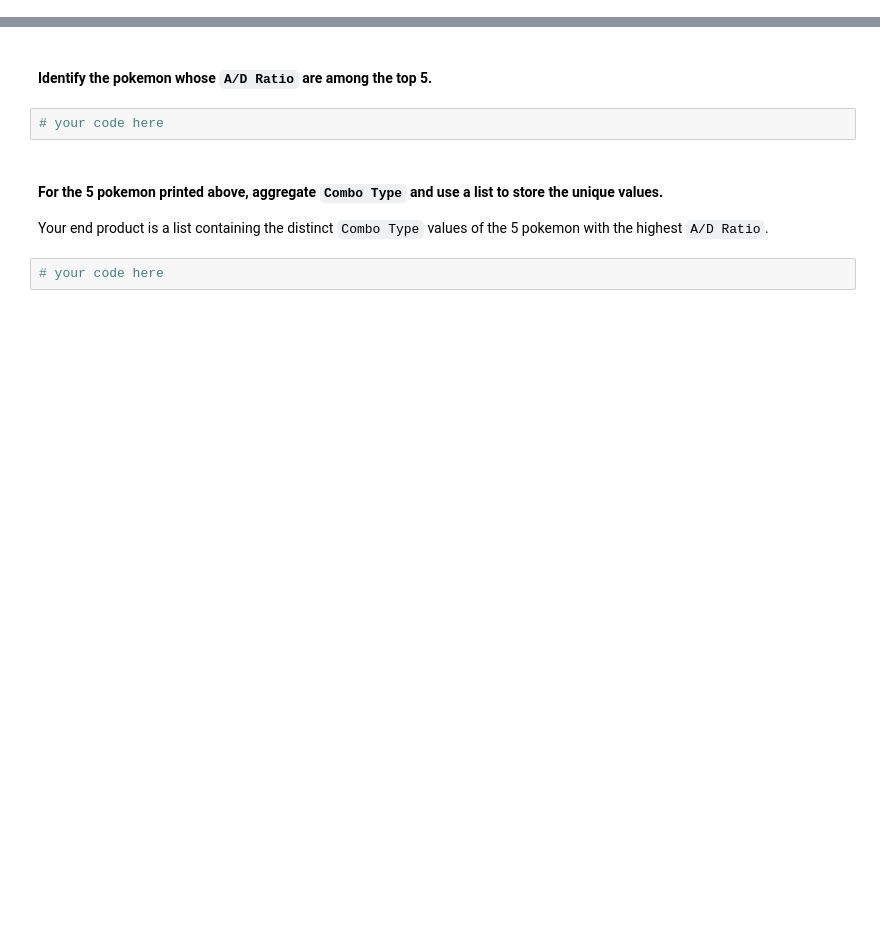
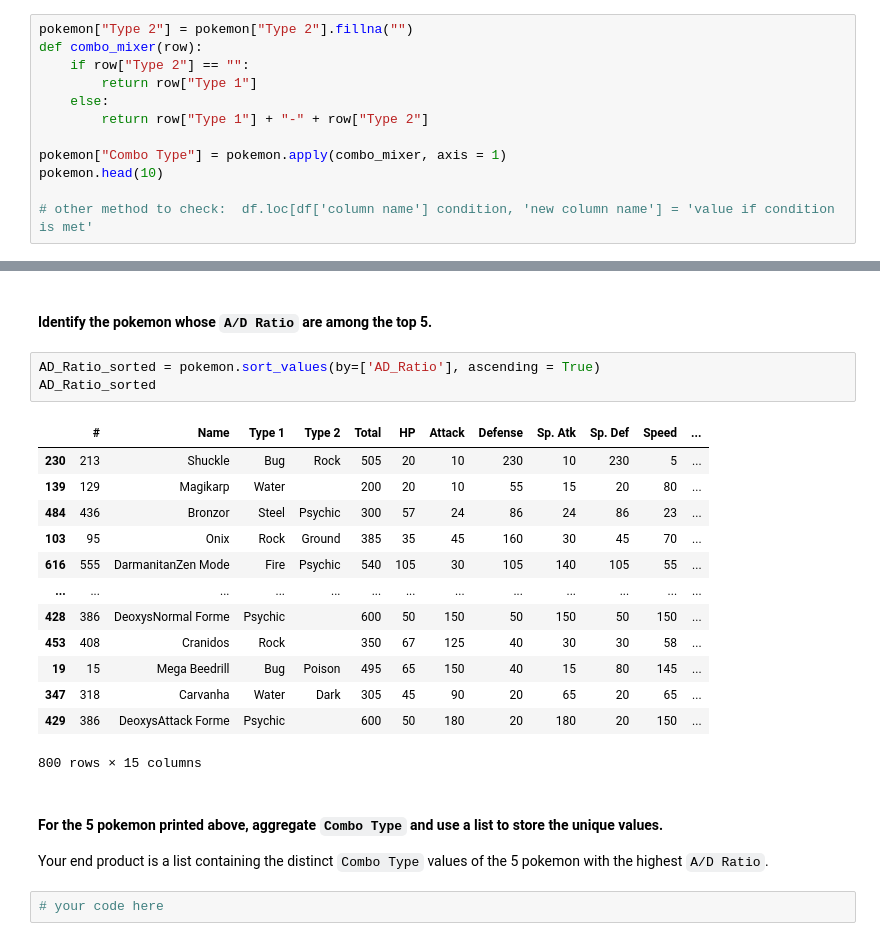
Before and after one commit to ta-data-bcn/lab-df-calculation-and-transformation, a Jupyter notebook: your-code/challenge-1.ipynb, the cells around one changed output, grey strips where cells are left out. Drawn from its saved outputs; the diff is of its cells as text; blank space fills up the shorter version.

```diff
--- a/your-code/challenge-1.ipynb
+++ b/your-code/challenge-1.ipynb
@@ -178,0 +219,12 @@ Rules:
+# %%
+pokemon["Type 2"] = pokemon["Type 2"].fillna("")
+def combo_mixer(row):
+    if row["Type 2"] == "":
+        return row["Type 1"]
+    else:
+        return row["Type 1"] + "-" + row["Type 2"]
+
+pokemon["Combo Type"] = pokemon.apply(combo_mixer, axis = 1)
+pokemon.head(10)
+
+# other method to check:  df.loc[df['column name'] condition, 'new column name'] = 'value if condition is met'
@@ -179,7 +243,22 @@ Rules:
 # %% [markdown]
 #### Identify the pokemon whose `A/D Ratio` are among the top 5.
-# %%
-# your code here
+# %%
+AD_Ratio_sorted = pokemon.sort_values(by=['AD_Ratio'], ascending = True)
+AD_Ratio_sorted
+# %% [output]
+|  | # | Name | Type 1 | Type 2 | Total | HP | Attack | Defense | Sp. Atk | Sp. Def | Speed | ... |
+| 230 | 213 | Shuckle | Bug | Rock | 505 | 20 | 10 | 230 | 10 | 230 | 5 | ... |
+| 139 | 129 | Magikarp | Water |  | 200 | 20 | 10 | 55 | 15 | 20 | 80 | ... |
+| 484 | 436 | Bronzor | Steel | Psychic | 300 | 57 | 24 | 86 | 24 | 86 | 23 | ... |
+| 103 | 95 | Onix | Rock | Ground | 385 | 35 | 45 | 160 | 30 | 45 | 70 | ... |
+| 616 | 555 | DarmanitanZen Mode | Fire | Psychic | 540 | 105 | 30 | 105 | 140 | 105 | 55 | ... |
+| ... | ... | ... | ... | ... | ... | ... | ... | ... | ... | ... | ... | ... |
+| 428 | 386 | DeoxysNormal Forme | Psychic |  | 600 | 50 | 150 | 50 | 150 | 50 | 150 | ... |
+| 453 | 408 | Cranidos | Rock |  | 350 | 67 | 125 | 40 | 30 | 30 | 58 | ... |
+| 19 | 15 | Mega Beedrill | Bug | Poison | 495 | 65 | 150 | 40 | 15 | 80 | 145 | ... |
+| 347 | 318 | Carvanha | Water | Dark | 305 | 45 | 90 | 20 | 65 | 20 | 65 | ... |
+| 429 | 386 | DeoxysAttack Forme | Psychic |  | 600 | 50 | 180 | 20 | 180 | 20 | 150 | ... |
+800 rows × 15 columns
 # %% [markdown]
 #### For the 5 pokemon printed above, aggregate `Combo Type` and use a list to store the unique values.
 
```
Also changed, not shown: parts of 9 cells of this notebook.
